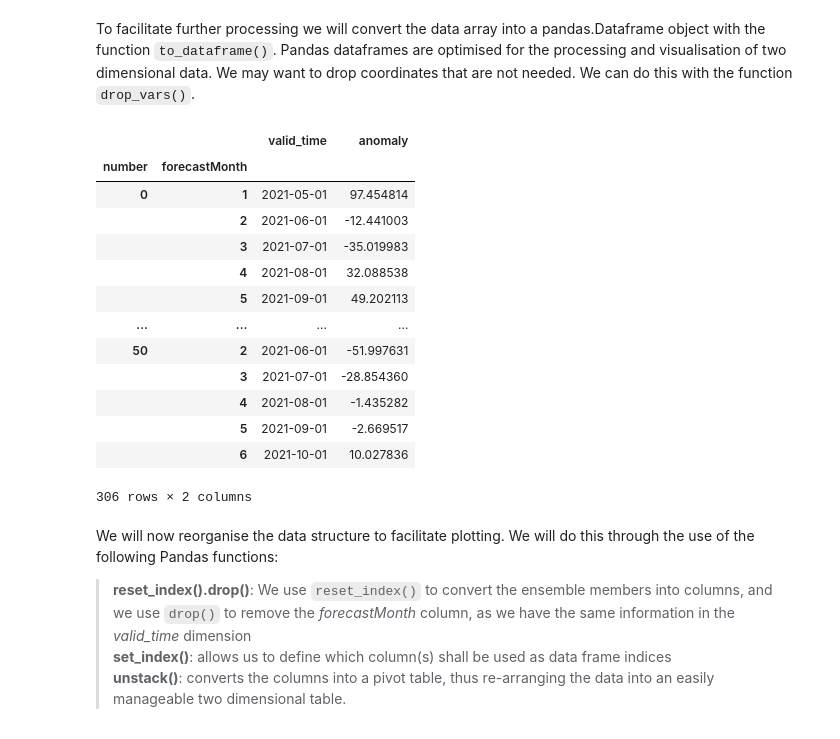
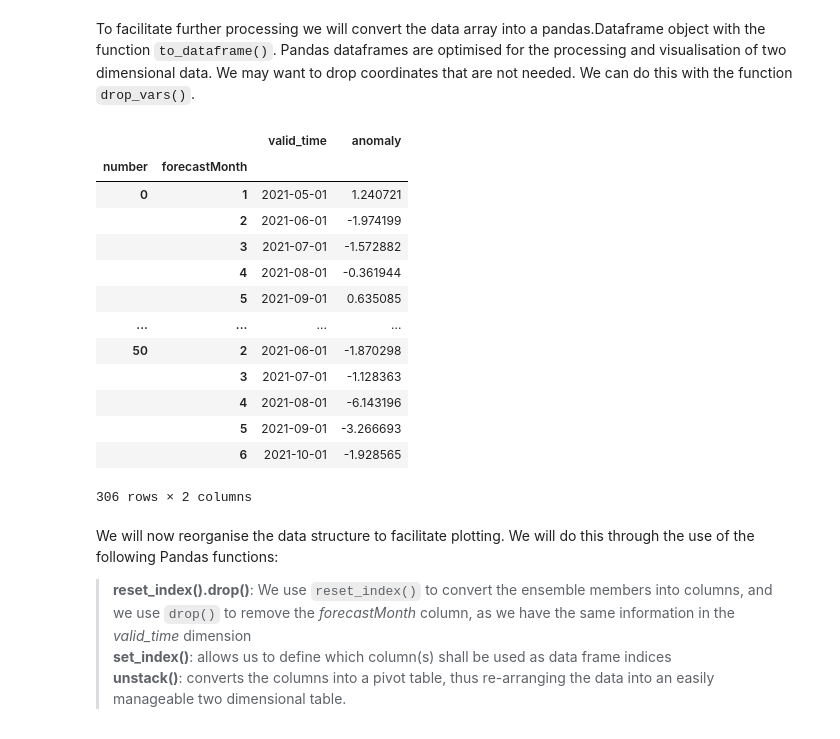
Before and after one commit to Mohamed-01-git/MODELIZATION, a Jupyter notebook: sf-anomalies.ipynb, the cells around one changed output. Cells and saved outputs as stored; diff of their text form; code cells hidden in the pictures.

```diff
--- a/sf-anomalies.ipynb
+++ b/sf-anomalies.ipynb
@@ -490,8 +490,9 @@ def ds_latlon_subset(ds,area,latname='latitude',lonname='longitude'):
 # %% [markdown]
 Now, we apply the function `ds_latlon_subset()` to the data array of the seasonal forecast anomalies.
 # %%
-sub = (30, 70, 5, 90) # North/West/South/East
-seas5_SAsia = ds_latlon_subset(seas5_anomalies_202105_tp, sub)
+# sub=(30, 70, 5, 90)
+sub=(50, -15, 15, 60) # MENA
+seas5_MENA = ds_latlon_subset(seas5_anomalies_202105_tp, sub)
 # %% [markdown]
 ### 4.1 Spatial map visualization
 # %% [markdown]
@@ -554,9 +563,9 @@ To put the anomalies in context they will be compared to the reference climate c
 # %% [markdown]
 The first step is to create the weighted average of the subregion defined above. For this, we first estimate the cell area with the cosine of the latitude. These weights are then applied when the data array is averaged over the two dimensions `latitude` and `longitude`. You can use the xarray function `weighted()` together with the function `mean()` to create a weighted average of the geographical region. The result is a data array with two dimensions: `number` and `forecastMonth`.
 # %%
-weights =np.cos(np.deg2rad(seas5_SAsia.latitude))
+weights =np.cos(np.deg2rad(seas5_MENA.latitude))
 
-anoms_SAsia = seas5_SAsia.weighted(weights).mean(['latitude','longitude'])
-anoms_SAsia
+anoms_Smena = seas5_MENA.weighted(weights).mean(['latitude','longitude'])
+anoms_Smena
 # %% [output]
 <xarray.DataArray (number: 51, forecastMonth: 6)>
@@ -581,22 +590,22 @@ array([[ 9.74548139e+01, -1.24410035e+01, -3.50199825e+01,
 # %% [markdown]
 To facilitate further processing we will convert the data array into a pandas.Dataframe object with the function `to_dataframe()`. Pandas dataframes are optimised for the processing and visualisation of two dimensional data. We may want to drop coordinates that are not needed. We can do this with the function `drop_vars()`.
 # %%
-anoms_SAsia_df = anoms_SAsia.drop_vars(['time','surface','numdays']).to_dataframe(name='anomaly')
-anoms_SAsia_df
+anoms_Smena_df = anoms_Smena.drop_vars(['time','surface','numdays']).to_dataframe(name='anomaly')
+anoms_Smena_df
 # %% [output]
 |  |  | valid_time | anomaly |
 | number | forecastMonth |  |  |
-| 0 | 1 | 2021-05-01 | 97.454814 |
-|  | 2 | 2021-06-01 | -12.441003 |
-|  | 3 | 2021-07-01 | -35.019983 |
-|  | 4 | 2021-08-01 | 32.088538 |
-|  | 5 | 2021-09-01 | 49.202113 |
+| 0 | 1 | 2021-05-01 | 1.240721 |
+|  | 2 | 2021-06-01 | -1.974199 |
+|  | 3 | 2021-07-01 | -1.572882 |
+|  | 4 | 2021-08-01 | -0.361944 |
+|  | 5 | 2021-09-01 | 0.635085 |
 | ... | ... | ... | ... |
-| 50 | 2 | 2021-06-01 | -51.997631 |
-|  | 3 | 2021-07-01 | -28.854360 |
-|  | 4 | 2021-08-01 | -1.435282 |
-|  | 5 | 2021-09-01 | -2.669517 |
-|  | 6 | 2021-10-01 | 10.027836 |
+| 50 | 2 | 2021-06-01 | -1.870298 |
+|  | 3 | 2021-07-01 | -1.128363 |
+|  | 4 | 2021-08-01 | -6.143196 |
+|  | 5 | 2021-09-01 | -3.266693 |
+|  | 6 | 2021-10-01 | -1.928565 |
 306 rows × 2 columns
 # %% [markdown]
 We will now reorganise the data structure to facilitate plotting. We will do this through the use of the following Pandas functions:
```
Also changed, not shown: parts of 11 cells of this notebook.
